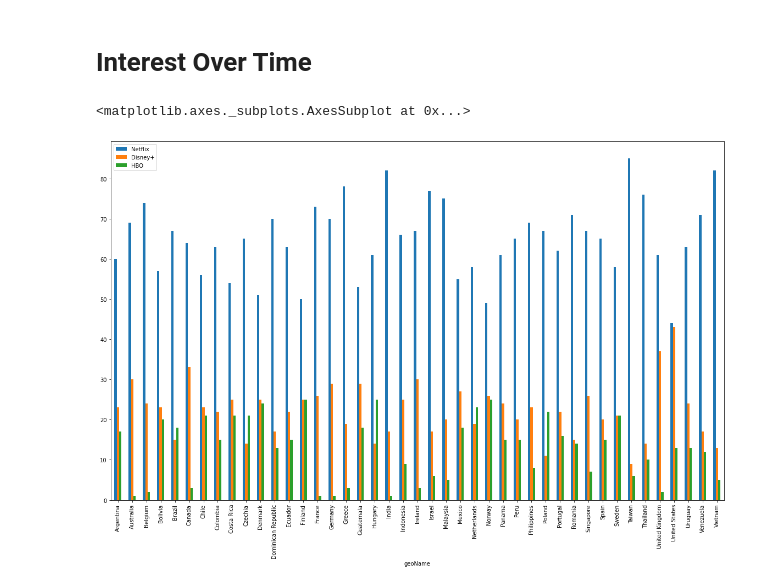
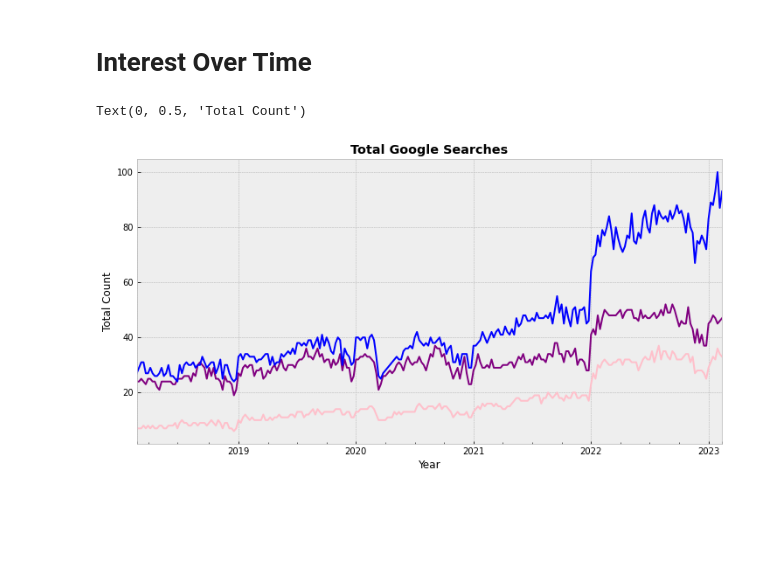
Before and after one commit to lillanieder/data-projects, a Jupyter notebook: 6_google_trends.ipynb, the cells around one changed output. Saved outputs shown, nothing was run; the diff lists cells and outputs as text; code cells hidden in the pictures; blank space fills up the shorter version.

Commit message:
Added data terms over time

```diff
--- a/6_google_trends.ipynb
+++ b/6_google_trends.ipynb
@@ -51,24 +55,30 @@ df.head()
 | 4 | IPL |  |
 # %% [markdown]
 # Interest Over Time
-# %%
-#provide your search terms
-kw_list=['Netflix', 'Disney+', 'HBO']
-
-#search interest per region
-#run model for keywords (can also be competitors)
-pytrend.build_payload(kw_list, timeframe='today 1-m')
-
-# Interest by Region
-regiondf = pytrend.interest_by_region()
-#looking at rows where all values are not equal to 0
-regiondf = regiondf[(regiondf != 0).all(1)]
-
-#drop all rows that have null values in all columns
-regiondf.dropna(how='all',axis=0, inplace=True)
-
-#visualise
-regiondf.plot(figsize=(20, 12), y=kw_list, kind ='bar')
-# %% [output]
-<matplotlib.axes._subplots.AxesSubplot at 0x...>
-[figure, removed]
+# %%
+import matplotlib.pyplot as plt
+%matplotlib inline
+plt.style.use('bmh')
+from pandas.plotting import register_matplotlib_converters
+register_matplotlib_converters()
+
+# connect to google
+pytrends = TrendReq(hl='en-US', tz=360)
+# keywords to search for
+pytrends.build_payload(kw_list=['data scientist', 'data engineer', 'data analyst'])
+
+# dataframe
+time_df = pytrends.interest_over_time()
+
+# creating graph
+fig, ax = plt.subplots(figsize=(12, 6))
+time_df['data scientist'].plot(color='purple')
+time_df['data engineer'].plot(color='pink')
+time_df['data analyst'].plot(color='blue')
+# adding title and labels
+plt.title('Total Google Searches', fontweight='bold')
+plt.xlabel('Year')
+plt.ylabel('Total Count')
+# %% [output]
+Text(0, 0.5, 'Total Count')
+[figure, added]
```
Also changed, not shown: parts of 3 cells of this notebook.
